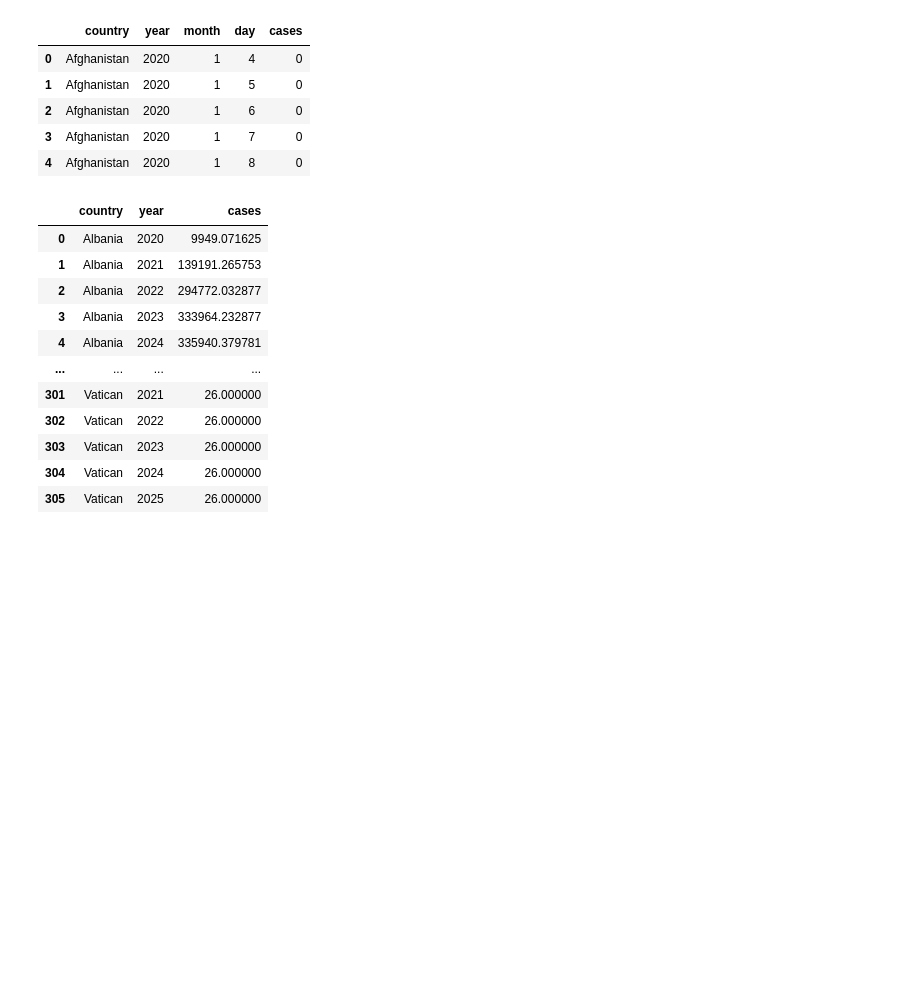
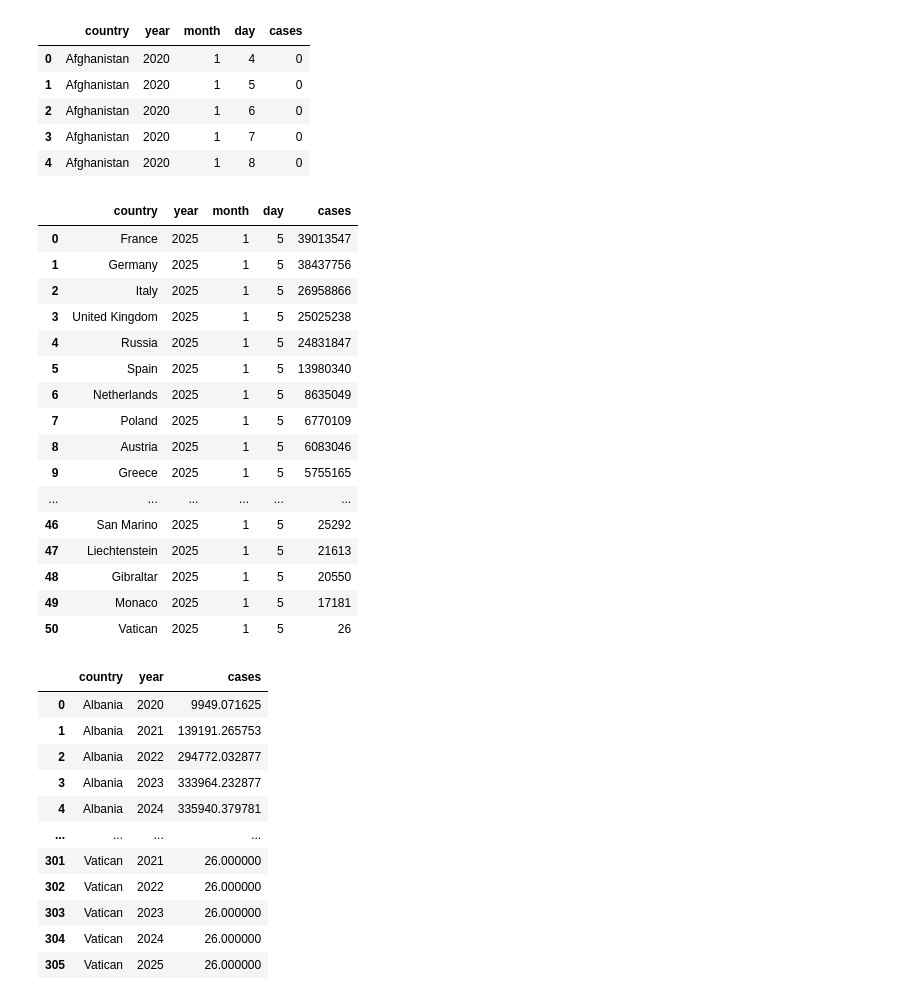
Before and after one commit to ChristianParodi/tristimuli-final-project, a Jupyter notebook: dataset/COVID/covid_temp/temp.ipynb, the cells around one changed output. Drawn from its saved outputs; the diff is of its cells as text; code cells hidden in the pictures; blank space fills up the shorter version.

```diff
--- a/dataset/COVID/covid_temp/temp.ipynb
+++ b/dataset/COVID/covid_temp/temp.ipynb
@@ -54,6 +54,31 @@ df.head()
 df = df[df['country'].isin(europe)]
 # %%
 df.to_csv("./clean/covid_cases.csv", index=False)
+# %%
+# Take the latest value for each country
+df_max = df.sort_values(['country', 'year', 'month', 'day']).groupby(
+    'country').last().reset_index()
+df_max.sort_values(["cases"], ascending=False, inplace=True)
+df_max.reset_index(drop=True, inplace=True)
+df_max
+# %% [output]
+|  | country | year | month | day | cases |
+| 0 | France | 2025 | 1 | 5 | 39013547 |
+| 1 | Germany | 2025 | 1 | 5 | 38437756 |
+| 2 | Italy | 2025 | 1 | 5 | 26958866 |
+| 3 | United Kingdom | 2025 | 1 | 5 | 25025238 |
+| 4 | Russia | 2025 | 1 | 5 | 24831847 |
+| 5 | Spain | 2025 | 1 | 5 | 13980340 |
+| 6 | Netherlands | 2025 | 1 | 5 | 8635049 |
+| 7 | Poland | 2025 | 1 | 5 | 6770109 |
+| 8 | Austria | 2025 | 1 | 5 | 6083046 |
+| 9 | Greece | 2025 | 1 | 5 | 5755165 |
+| ... | ... | ... | ... | ... | ... |
+| 46 | San Marino | 2025 | 1 | 5 | 25292 |
+| 47 | Liechtenstein | 2025 | 1 | 5 | 21613 |
+| 48 | Gibraltar | 2025 | 1 | 5 | 20550 |
+| 49 | Monaco | 2025 | 1 | 5 | 17181 |
+| 50 | Vatican | 2025 | 1 | 5 | 26 |
 # %%
 # Calculate the average cases per year for each country
 df_avg = df.groupby(['country', 'year'])['cases'].mean().reset_index()
```
Also changed, not shown: parts of 2 cells of this notebook, 2 other files.
